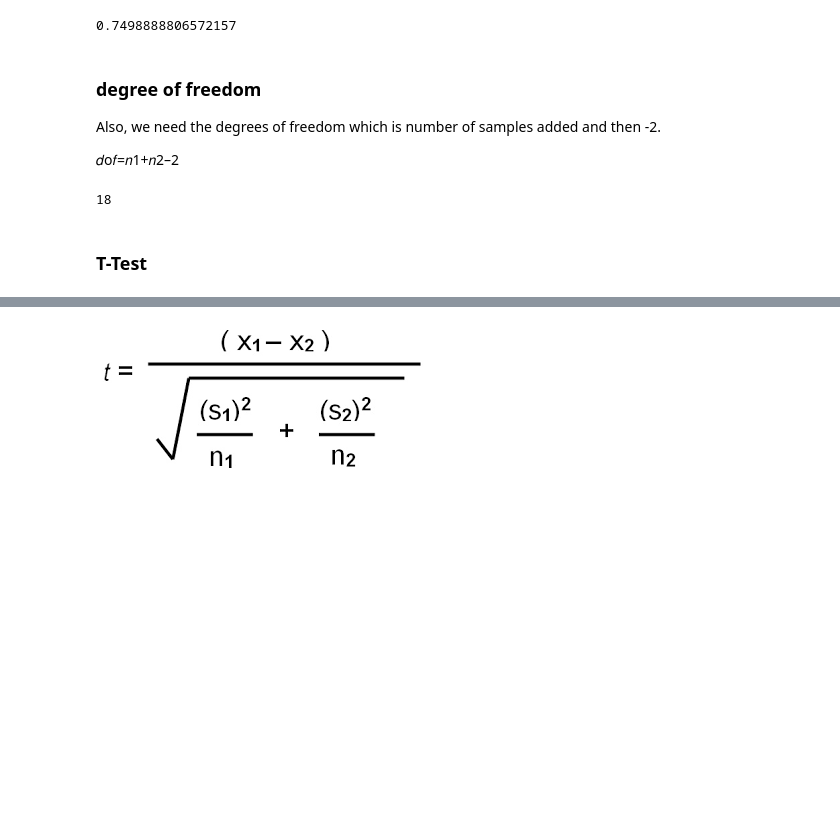
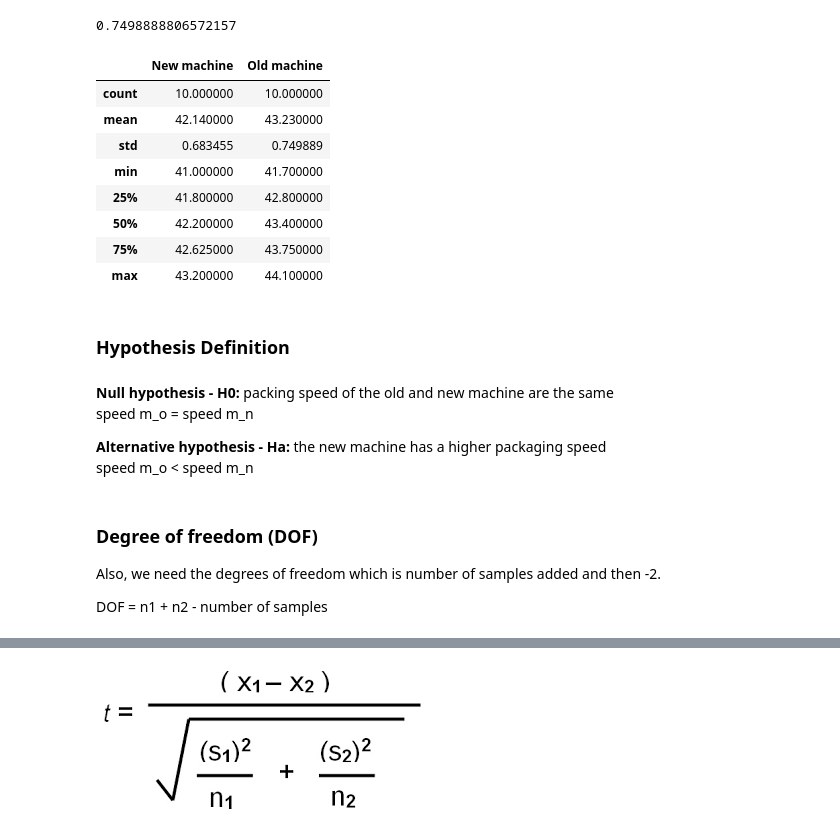
Before and after one commit to JosephineBiedermann/LabsPhine, a Jupyter notebook: Week6/LAB_statistics_t-test.ipynb, the cells around one changed output, grey strips where cells are left out. Drawn from its saved outputs; the diff is of its cells as text; code cells hidden in the pictures; blank space fills up the shorter version.

```diff
--- a/Week6/LAB_statistics_t-test.ipynb
+++ b/Week6/LAB_statistics_t-test.ipynb
@@ -80,20 +78,29 @@ sample_std = data.std()['Old machine']
 sample_std
 # %% [output]
 0.7498888806572157
+# %%
+data.describe()
+# %% [output]
+|  | New machine | Old machine |
+| count | 10.000000 | 10.000000 |
+| mean | 42.140000 | 43.230000 |
+| std | 0.683455 | 0.749889 |
+| min | 41.000000 | 41.700000 |
+| 25% | 41.800000 | 42.800000 |
+| 50% | 42.200000 | 43.400000 |
+| 75% | 42.625000 | 43.750000 |
+| max | 43.200000 | 44.100000 |
+# %% [markdown]
+### Hypothesis Definition
+# %% [markdown]
+**Null hypothesis - H0:** packing speed of the old and new machine are the same<br/>
+speed m_o = speed m_n<br/>
+
+**Alternative hypothesis - Ha:** the new machine has a higher packaging speed<br/>
+speed m_o < speed m_n
 # %% [markdown]
-### degree of freedom
+### Degree of freedom (DOF)
 
 Also, we need the degrees of freedom which is number of samples added and then -2.<br/>
 
-𝑑o𝑓=𝑛1+𝑛2–2
+DOF = n1 + n2 - number of samples
-# %%
-# calculating level of freedom
-dof = 10+10-2
-dof
-
-# looking at the table for a dof of 18, a one tail and a 0.05
-# our critical number should be 1.734
-# %% [output]
-18
-# %% [markdown]
-### T-Test
```
Also changed, not shown: parts of 31 cells of this notebook.
